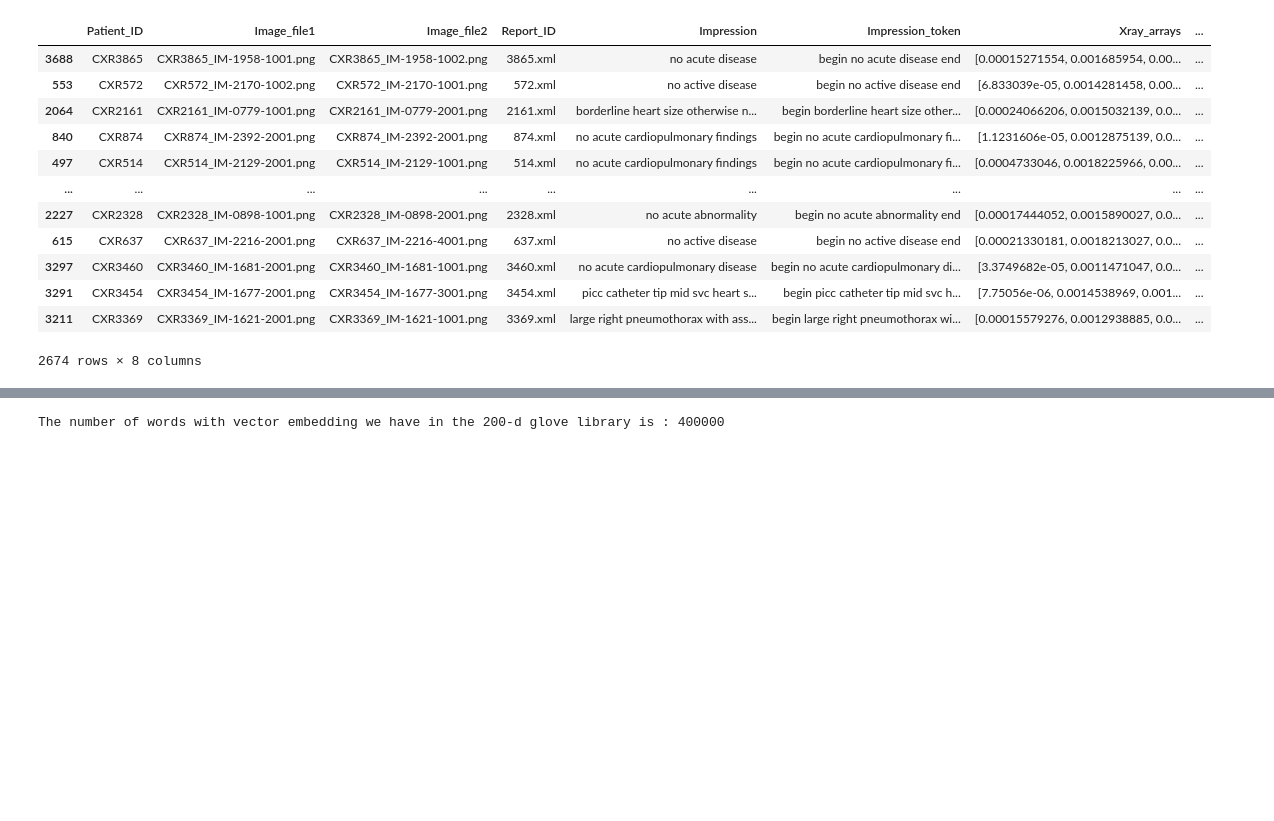
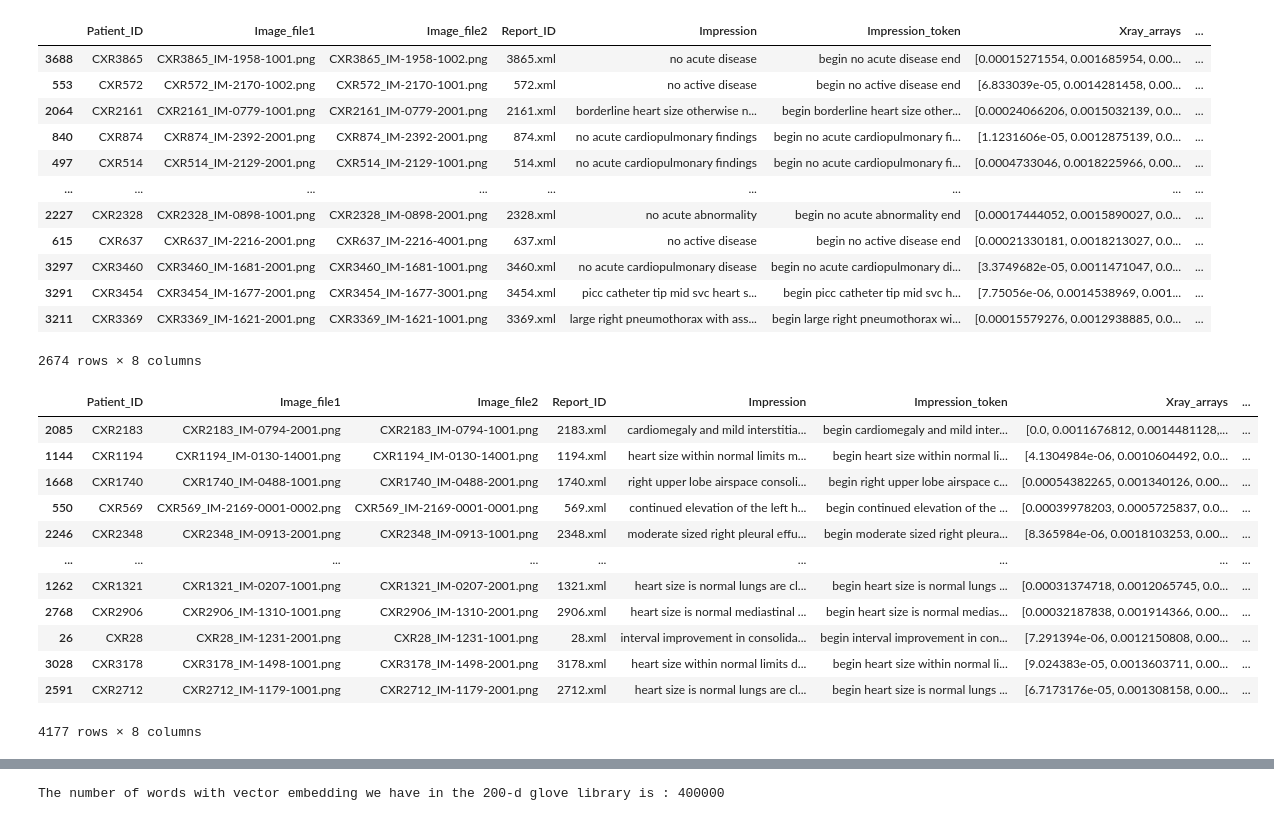
Before and after one commit to piperalpha7/CHEST-XRAY-KEYWORD-GENERATION-THROUGH-DEEP-LEARNING-, a Jupyter notebook: Python Notebooks/Model7.ipynb, the cells around one changed output, grey strips where cells are left out. Saved outputs shown, nothing was run; the diff lists cells and outputs as text; code cells hidden in the pictures; blank space fills up the shorter version.

```diff
--- a/Python Notebooks/Model7.ipynb
+++ b/Python Notebooks/Model7.ipynb
@@ -243,6 +243,23 @@ train =  pd.concat(add_dfs)
 # %%
 # Shuffling the train dataset
 train = shuffle(train)
+# %%
+# After resampling the number of samples in the train dataset have gone up #
+train
+# %% [output]
+|  | Patient_ID | Image_file1 | Image_file2 | Report_ID | Impression | Impression_token | Xray_arrays | ... |
+| 2085 | CXR2183 | CXR2183_IM-0794-2001.png | CXR2183_IM-0794-1001.png | 2183.xml | cardiomegaly and mild interstitia... | begin cardiomegaly and mild inter... | [0.0, 0.0011676812, 0.0014481128,... | ... |
+| 1144 | CXR1194 | CXR1194_IM-0130-14001.png | CXR1194_IM-0130-14001.png | 1194.xml | heart size within normal limits m... | begin heart size within normal li... | [4.1304984e-06, 0.0010604492, 0.0... | ... |
+| 1668 | CXR1740 | CXR1740_IM-0488-1001.png | CXR1740_IM-0488-2001.png | 1740.xml | right upper lobe airspace consoli... | begin right upper lobe airspace c... | [0.00054382265, 0.001340126, 0.00... | ... |
+| 550 | CXR569 | CXR569_IM-2169-0001-0002.png | CXR569_IM-2169-0001-0001.png | 569.xml | continued elevation of the left h... | begin continued elevation of the ... | [0.00039978203, 0.0005725837, 0.0... | ... |
+| 2246 | CXR2348 | CXR2348_IM-0913-2001.png | CXR2348_IM-0913-1001.png | 2348.xml | moderate sized right pleural effu... | begin moderate sized right pleura... | [8.365984e-06, 0.0018103253, 0.00... | ... |
+| ... | ... | ... | ... | ... | ... | ... | ... | ... |
+| 1262 | CXR1321 | CXR1321_IM-0207-1001.png | CXR1321_IM-0207-2001.png | 1321.xml | heart size is normal lungs are cl... | begin heart size is normal lungs ... | [0.00031374718, 0.0012065745, 0.0... | ... |
+| 2768 | CXR2906 | CXR2906_IM-1310-1001.png | CXR2906_IM-1310-2001.png | 2906.xml | heart size is normal mediastinal ... | begin heart size is normal medias... | [0.00032187838, 0.001914366, 0.00... | ... |
+| 26 | CXR28 | CXR28_IM-1231-2001.png | CXR28_IM-1231-1001.png | 28.xml | interval improvement in consolida... | begin interval improvement in con... | [7.291394e-06, 0.0012150808, 0.00... | ... |
+| 3028 | CXR3178 | CXR3178_IM-1498-1001.png | CXR3178_IM-1498-2001.png | 3178.xml | heart size within normal limits d... | begin heart size within normal li... | [9.024383e-05, 0.0013603711, 0.00... | ... |
+| 2591 | CXR2712 | CXR2712_IM-1179-1001.png | CXR2712_IM-1179-2001.png | 2712.xml | heart size is normal lungs are cl... | begin heart size is normal lungs ... | [6.7173176e-05, 0.001308158, 0.00... | ... |
+4177 rows × 8 columns
 # %%
 # As we see after rebalancing the 'Impression' value_counts has changed completely thereby giving a better balance to the train dataset #
 train['Impression'].value_counts()
```
Also changed, not shown: parts of 3 cells of this notebook, 9 other files.
